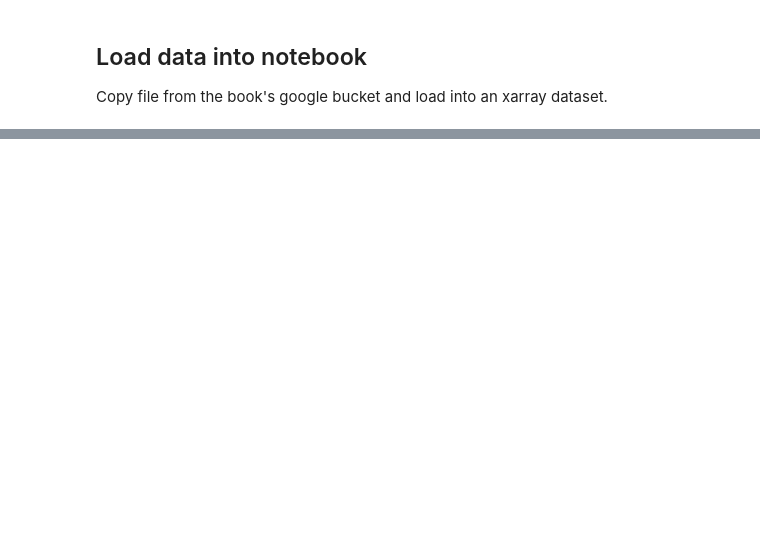
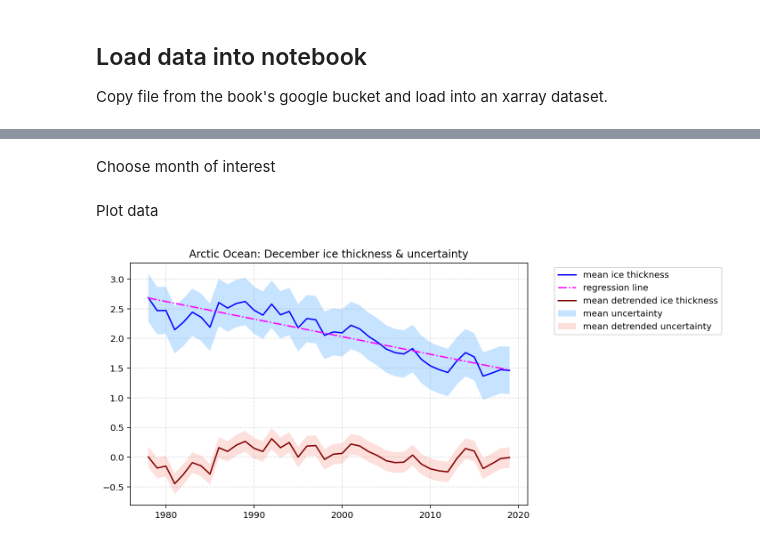
Before and after one commit to nicolejkeeney/icesat2-book, a Jupyter notebook: PIOMAS.ipynb, the cells around one changed output, grey strips where cells are left out. Saved outputs shown, nothing was run; the diff lists cells and outputs as text; code cells hidden in the pictures; blank space fills up the shorter version.

```diff
--- a/PIOMAS.ipynb
+++ b/PIOMAS.ipynb
@@ -75,0 +239,35 @@ Operation completed over 1 objects/138.4 MiB.
+# %% [markdown]
+Choose month of interest
+# %%
+month = 12 #december
+# %% [markdown]
+Plot data
+# %%
+#initialize figure & axes
+fig = plt.figure(figsize = [8,5])
+ax = plt.axes()
+gridlines = plt.grid(b = True, linestyle = '--', alpha = 0.4) #add gridlines
+years = np.arange(1978, 1978 + len(thicknessDT[month - 1]), 1)
+plt.title(PIO.attrs['regions with data'] + ': ' + pd.to_datetime(monDates[month - 1])[0].strftime('%B') + ' ice thickness & uncertainty')
+
+#plot thickness
+monthlyThickness = PIO.sel(time = monDates[month - 1]).mean_ice_thickness.values
+ax.plot(years, monthlyThickness, color = 'blue', label = 'mean ice thickness')
+
+#plot +1 and -1 standard deviations for thickness
+ax.fill_between(years, (thicknessDT[month - 1] + standDev[month - 1]) + slopes[month - 1], (thicknessDT[month - 1] - standDev[month - 1]) + slopes[month - 1], facecolor = 'dodgerblue', alpha = 0.25, edgecolor = 'none', label = 'mean uncertainty')
+
+#plot regression line
+ax.plot(years, slopes[month - 1], color = 'magenta', linestyle = '-.', label = 'regression line')
+
+#plot detrended thickness
+ax.plot(years, thicknessDT[month - 1], color = 'maroon', label = 'mean detrended ice thickness')
+
+#plot +1 and -1 standard deviations for detrended thickness
+ax.fill_between(years, thicknessDT[month - 1] + standDevDT[month - 1], thicknessDT[month - 1] - standDevDT[month - 1], facecolor = 'salmon', alpha = 0.25, edgecolor = 'none', label = 'mean detrended uncertainty')
+
+#add legends & show plot
+plt.legend(bbox_to_anchor=(1.5, 1))
+plt.show()
+# %% [output]
+[figure, added]
```
Also changed, not shown: parts of 31 cells of this notebook, 12 other files.
